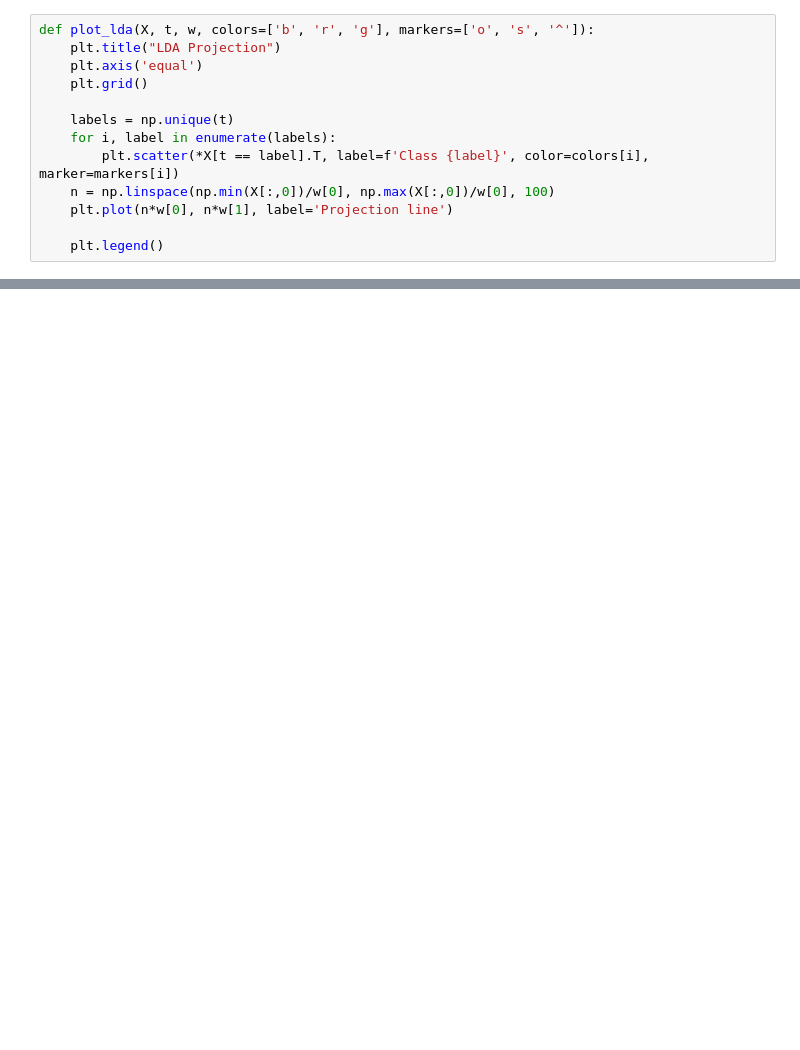
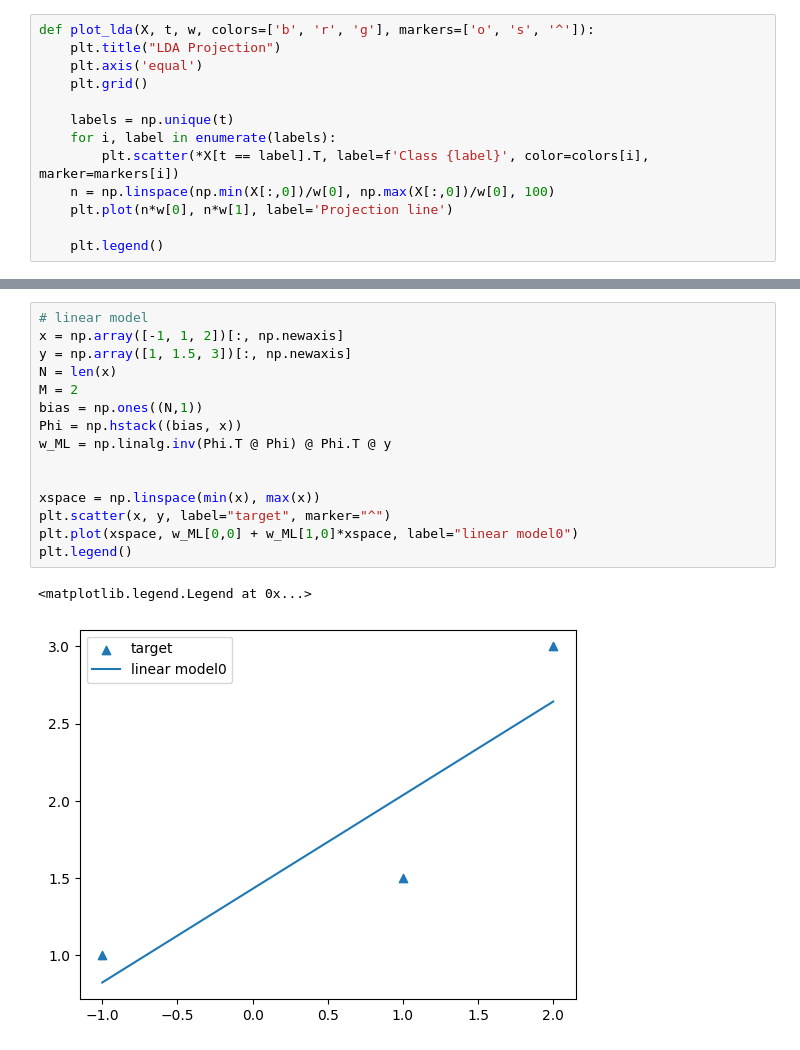
Before and after one commit to Khanrik/UniFolder, a Jupyter notebook: 5. Semester/Machine Learning/Function Templates.ipynb, the cells around one changed output, grey strips where cells are left out. Saved outputs shown, nothing was run; the diff lists cells and outputs as text; blank space fills up the shorter version.

```diff
--- a/5. Semester/Machine Learning/Function Templates.ipynb
+++ b/5. Semester/Machine Learning/Function Templates.ipynb
@@ -105,0 +752,18 @@ def nearest_centroid_based_class(x, mus, covariances):
+# %%
+# linear model
+x = np.array([-1, 1, 2])[:, np.newaxis]
+y = np.array([1, 1.5, 3])[:, np.newaxis]
+N = len(x)
+M = 2
+bias = np.ones((N,1))
+Phi = np.hstack((bias, x))
+w_ML = np.linalg.inv(Phi.T @ Phi) @ Phi.T @ y
+
+
+xspace = np.linspace(min(x), max(x))
+plt.scatter(x, y, label="target", marker="^")
+plt.plot(xspace, w_ML[0,0] + w_ML[1,0]*xspace, label="linear model0")
+plt.legend()
+# %% [output]
+<matplotlib.legend.Legend at 0x...>
+[figure, added]
```
Also changed, not shown: parts of 52 cells of this notebook, 17 other files.
